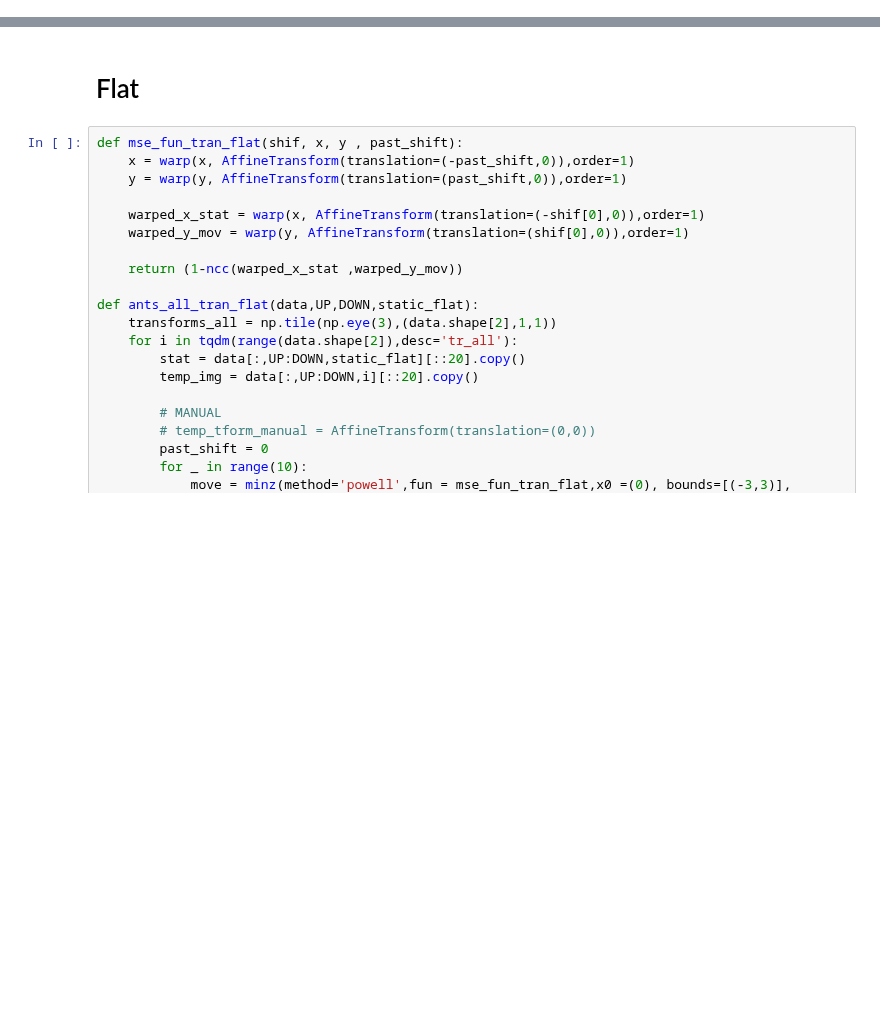
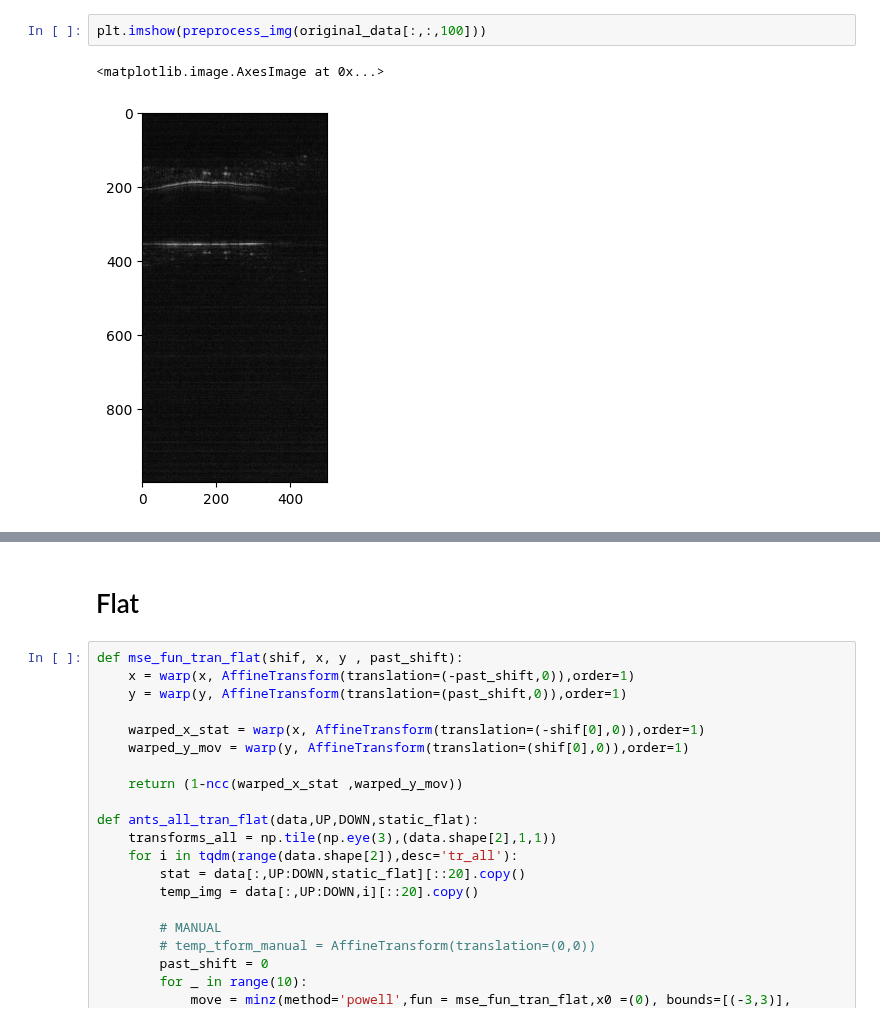
Before and after one commit to AKA2320/OCT_RA, a Jupyter notebook: Bifocal registration/Patrice_5_2_2025/bifocal_endo.ipynb, the cells around one changed output, grey strips where cells are left out. Saved outputs shown, nothing was run; the diff lists cells and outputs as text; blank space fills up the shorter version.

```diff
--- a/Bifocal registration/Patrice_5_2_2025/bifocal_endo.ipynb
+++ b/Bifocal registration/Patrice_5_2_2025/bifocal_endo.ipynb
@@ -72,0 +77,5 @@ plt.imshow(original_data[:,:,100])
+# %%
+plt.imshow(preprocess_img(original_data[:,:,100]))
+# %% [output]
+<matplotlib.image.AxesImage at 0x...>
+[figure, added]
```
Also changed, not shown: parts of 37 cells of this notebook, 1 other file.
